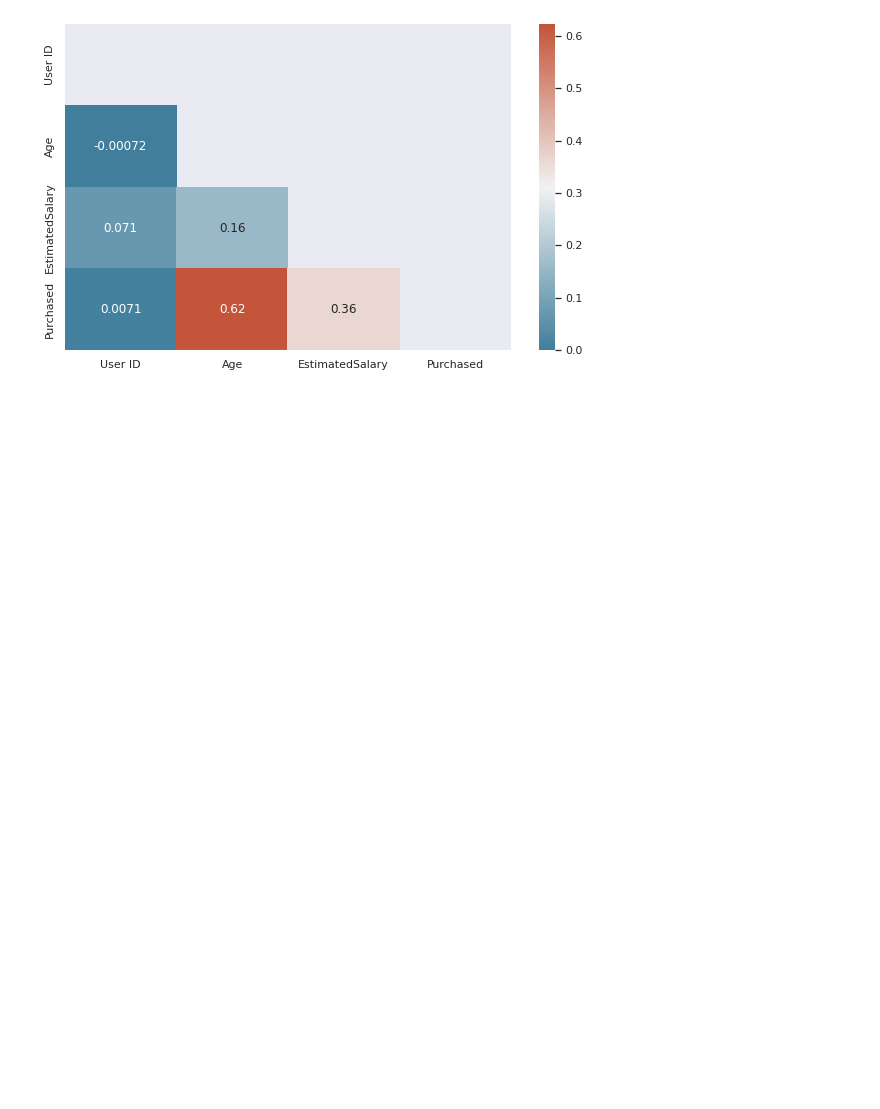
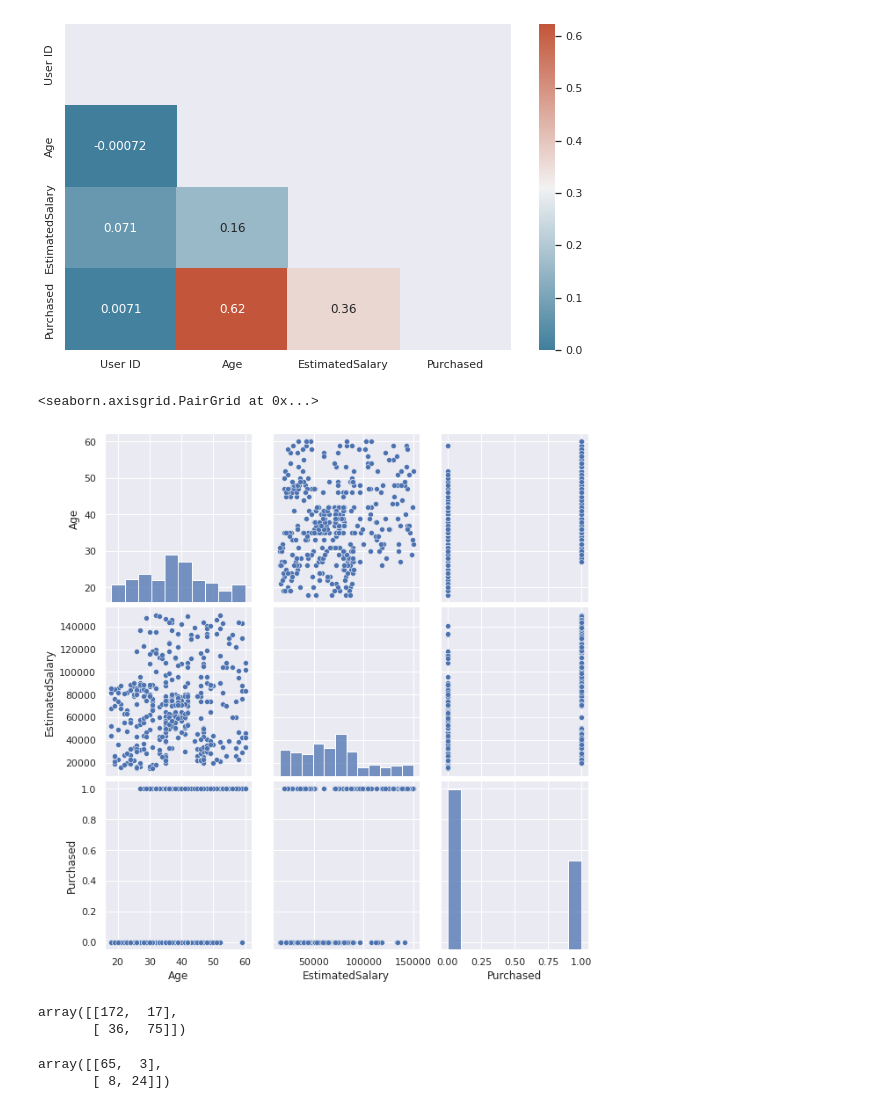
Before and after one commit to asheta66/Machine-Learning-2024, a Jupyter notebook: Logistic Regression/logistic_Regression_A.ipynb, the cells around one changed output. Saved outputs shown, nothing was run; the diff lists cells and outputs as text; code cells hidden in the pictures; blank space fills up the shorter version.

```diff
--- a/Logistic Regression/logistic_Regression_A.ipynb
+++ b/Logistic Regression/logistic_Regression_A.ipynb
@@ -60,6 +62,11 @@ sns.heatmap(corr, annot=True, mask = mask, cmap=cmap)
 # %% [output]
 <matplotlib.axes._subplots.AxesSubplot at 0x...>
 [figure]
+# %%
+sns.pairplot(df[['Age','EstimatedSalary','Purchased']], height=3)
+# %% [output]
+<seaborn.axisgrid.PairGrid at 0x...>
+[figure, added]
 # %%
 # Splitting the dataset into the Training set and Test set
 
@@ -84,0 +93,18 @@ Y_Pred = classifier.predict(X_Test)
+# %%
+# Making the Confusion Matrix
+
+from sklearn.metrics import confusion_matrix
+from sklearn.metrics import plot_confusion_matrix
+
+cm1  = confusion_matrix(y_train, y_pred_train)
+cm2 = confusion_matrix(y_test, y_pred_test)
+
+cm1
+# %% [output]
+array([[172,  17],
+       [ 36,  75]])
+# %%
+cm2
+# %% [output]
+array([[65,  3],
+       [ 8, 24]])
```
Also changed, not shown: parts of 8 cells of this notebook.
